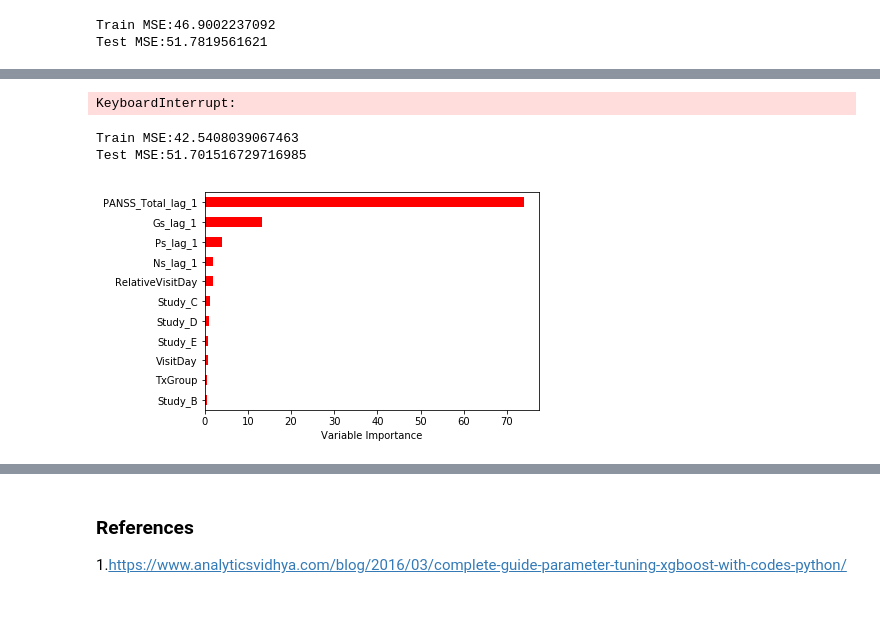
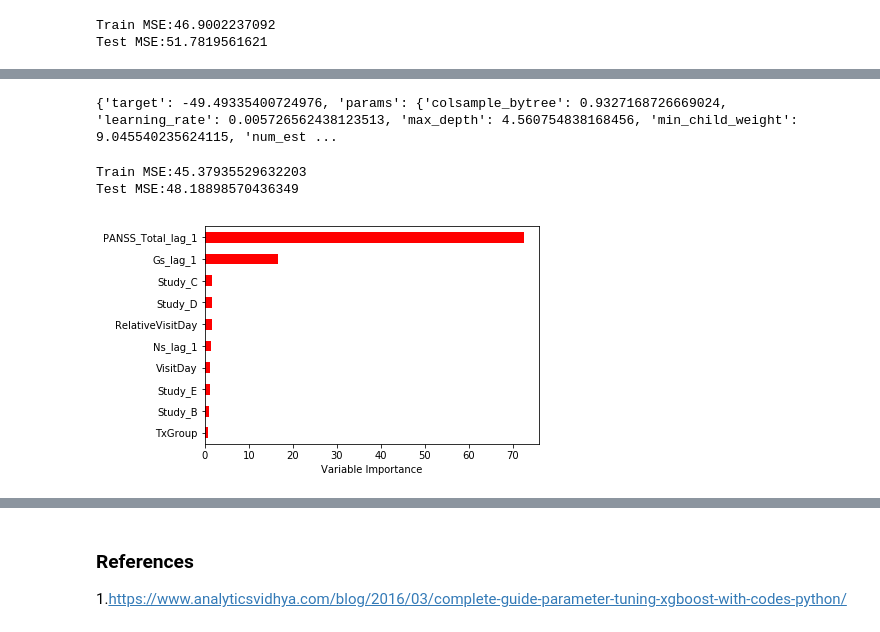
Before and after one commit to wasehahmad/PANSS-Trial-Analysis, a Jupyter notebook: panss_analysis_notebook.ipynb, the cells around one changed output, grey strips where cells are left out. Drawn from its saved outputs; the diff is of its cells as text; code cells hidden in the pictures.

Commit message:
retuned parameters with a simultaneous bayesion opt

```diff
--- a/panss_analysis_notebook.ipynb
+++ b/panss_analysis_notebook.ipynb
@@ -215,8 +221,8 @@ plt.show()
 
 #first, get all the possible attributes that we might want
 studies = list(allSortedDF.columns[allSortedDF.columns.str.startswith("Study")== True])
-# X = ['TxGroup','VisitDay','RelativeVisitDay','PANSS_Total_lag_1','Ps_lag_1','Gs_lag_1','Ns_lag_1']+studies
-X = ['TxGroup','RelativeVisitDay','PANSS_Total_lag_1']+studies
+X = ['TxGroup','VisitDay','RelativeVisitDay','PANSS_Total_lag_1','Gs_lag_1','Ns_lag_1']+studies
+# X = ['TxGroup','RelativeVisitDay','VisitDay','PANSS_Total_lag_1']+studies
 y = ['PANSS_Total']
 
 #remove first visits as we cannot use that to make predictions (there is no previous data on it)
@@ -225,7 +231,7 @@ removeFirstVisits = allSortedDF.loc[allSortedDF.RelativeVisitDay != 0]
 
 xSet = removeFirstVisits[X]
 ySet = removeFirstVisits[y]
-xTrain, xTest, yTrain, yTest = train_test_split(xSet, ySet, test_size=0.25, random_state=0)
+xTrain, xTest, yTrain, yTest = train_test_split(xSet, ySet, test_size=0.25, random_state=123456)
 trainDF = pd.concat([xTrain,yTrain],axis=1)
 # %%
 #try linear regression
@@ -376,56 +409,42 @@ optimizer.maximize(n_iter=10)
-# %%
-# tune xgboost
-#max_depth = int(3.6) learning  = 0.007822
-#best values found 3,6 respectively
-param_test1 = {
- 'max_depth':[2,4,6,8],
- 'min_child_weight':[2,4,6,8],
-}
-#best gamma value found = 0.4
-param_test2 = {
- 'gamma':[i/10.0 for i in range(0,5)]
-}
-#0.85 and 0.85
-param_test3 = {
- 'subsample':[i/10.0 for i in [2,4,6,8,10]],
- 'colsample_bytree':[i/10.0 for i in [2,4,6,8,10]]
-}
-
-param_test4 = {
-    'learning_rate':np.logspace(-3,0,7)
-}
-params=param_test1
-params.update(param_test2)
-params.update(param_test3)
-
-gsearch1 = GridSearchCV(estimator=xgb.XGBRegressor(learning_rate =0.01, n_estimators=2000,max_depth=3,min_child_weight=6,
-                                                   gamma=0.4, subsample=0.85, colsample_bytree=0.85,
-                                                   objective='reg:squarederror', scale_pos_weight=1, seed=1),
-                        param_grid = params, scoring='neg_mean_squared_error',n_jobs=4,iid=False, cv=5)
-xgbGS1Fit = gsearch1.fit(xTrain, yTrain)
-xgbGS1Fit.best_params_
-# %% [output]
-KeyboardInterrupt:
+# %%
+print(optimizer.max)
+# %% [output]
+{'target': -49.49335400724976, 'params': {'colsample_bytree': 0.9327168726669024, 'learning_rate': 0.005726562438123513, 'max_depth': 4.560754838168456, 'min_child_weight': 9.045540235624115, 'num_est ...
 # %%
-xgbModel = xgb.XGBRegressor(learning_rate =0.01, n_estimators=5000,max_depth=3,min_child_weight=6,
-                                                   gamma=0.4, subsample=0.85, colsample_bytree=0.85,
-                                                   objective='reg:squarederror', scale_pos_weight=1, seed=1)
-xgbGS1Fit = xgbModel.fit(xTrain, yTrain)
+# xgbModel = xgb.XGBRegressor(learning_rate =0.007822, n_estimators=2000,max_depth=int(3.64),min_child_weight=5.75,
+#                                                    objective='reg:squarederror', seed=1)
+# xgbGS1Fit = xgbModel.fit(xTrain, yTrain)
+max_depth = int(4.560754838168456)
+min_child_weight = 9.045540235624115
+subsample = 0.5075516841270551
+colsample_bytree = 0.9327168726669024
+objective = 'reg:squarederror'
+num_estimators = int(2267.629207663803)
+learning_rate = 0.005726562438123513
 
-yPredTrain = xgbGS1Fit.predict(xTrain)
-yPredTest = xgbGS1Fit.predict(xTest)
+boostModel = xgb.XGBRegressor(max_depth=max_depth,
+                min_child_weight=min_child_weight,
+                subsample=subsample,
+                colsample_bytree=colsample_bytree,
+                objective=objective,
+                n_estimators=num_estimators,
+                learning_rate=learning_rate).fit(xTrain,yTrain)
+
+
+yPredTrain = boostModel.predict(xTrain)
+yPredTest = boostModel.predict(xTest)
 
 print("Train MSE:"+str(library.GetMSE(yPredTrain,np.asarray(yTrain.PANSS_Total))))
 print("Test MSE:"+str(library.GetMSE(yPredTest,np.asarray(yTest.PANSS_Total))))
 # %% [output]
-Train MSE:42.5408039067463
-Test MSE:51.701516729716985
+Train MSE:45.37935529632203
+Test MSE:48.18898570436349
 # %%
-Importance = pd.DataFrame({'Importance':xgbGS1Fit.feature_importances_*100}, index=xTrain.columns)
+Importance = pd.DataFrame({'Importance':boostModel.feature_importances_*100}, index=xTrain.columns)
 Importance.sort_values('Importance', axis=0, ascending=True).plot(kind='barh', color='r', )
 plt.xlabel('Variable Importance')
 plt.gca().legend_ = None
 # %% [output]
-[figure, old version]
+[figure, new version]
 # %%
 #make the prediction by first making the df for the features being used
```
Also changed, not shown: parts of 10 cells of this notebook, 2 other files.
